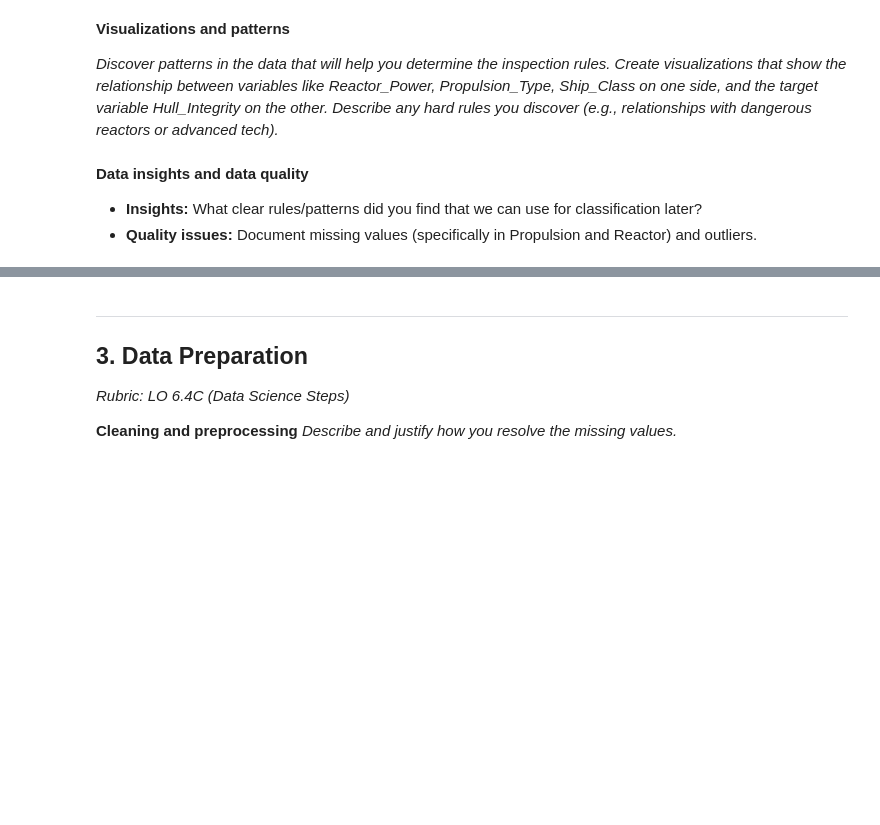
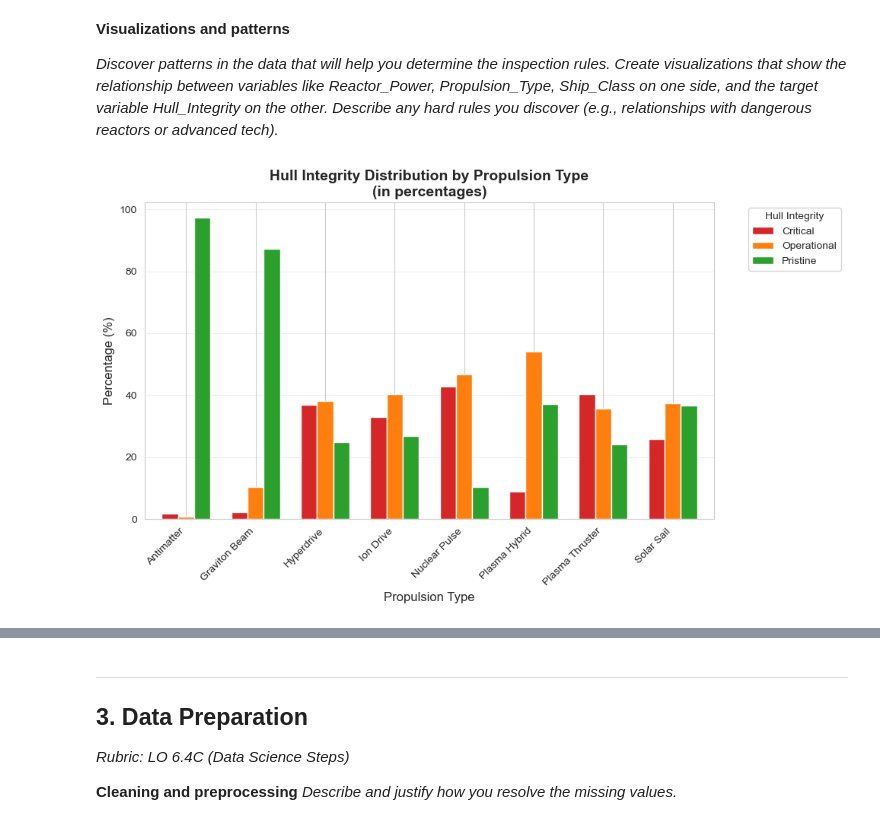
Before and after one commit to SidneyFel/The-Secret-Weapons, a Jupyter notebook: assignment_template_it2.ipynb, the cells around one changed output, grey strips where cells are left out. Saved outputs shown, nothing was run; the diff lists cells and outputs as text; code cells hidden in the pictures; blank space fills up the shorter version.

Commit message:
Completed Visualisations and patterns

```diff
--- a/assignment_template_it2.ipynb
+++ b/assignment_template_it2.ipynb
@@ -102,4 +136,17 @@ df_inspections.head(5)
-# %% [markdown]
-**Data insights and data quality**
-* **Insights:** What clear rules/patterns did you find that we can use for classification later?
-* **Quality issues:** Document missing values (specifically in Propulsion and Reactor) and outliers.
+# %%
+fig, ax = plt.subplots(figsize=(10, 6))
+
+colors = ['#d62728', '#ff7f0e', '#2ca02c']
+propulsion_hull_pct.plot(kind='bar', ax=ax, color=colors, width=0.7)
+
+ax.set_title('Hull Integrity Distribution by Propulsion Type\n(in percentages)', fontsize=14, fontweight='bold')
+ax.set_xlabel('Propulsion Type', fontsize=12)
+ax.set_ylabel('Percentage (%)', fontsize=12)
+ax.set_xticklabels(ax.get_xticklabels(), rotation=45, ha='right')
+ax.legend(title='Hull Integrity', bbox_to_anchor=(1.05, 1), loc='upper left')
+ax.grid(axis='y', alpha=0.3)
+
+plt.tight_layout()
+plt.show()
+# %% [output]
+[figure, added]
```
Also changed, not shown: parts of 12 cells of this notebook.
